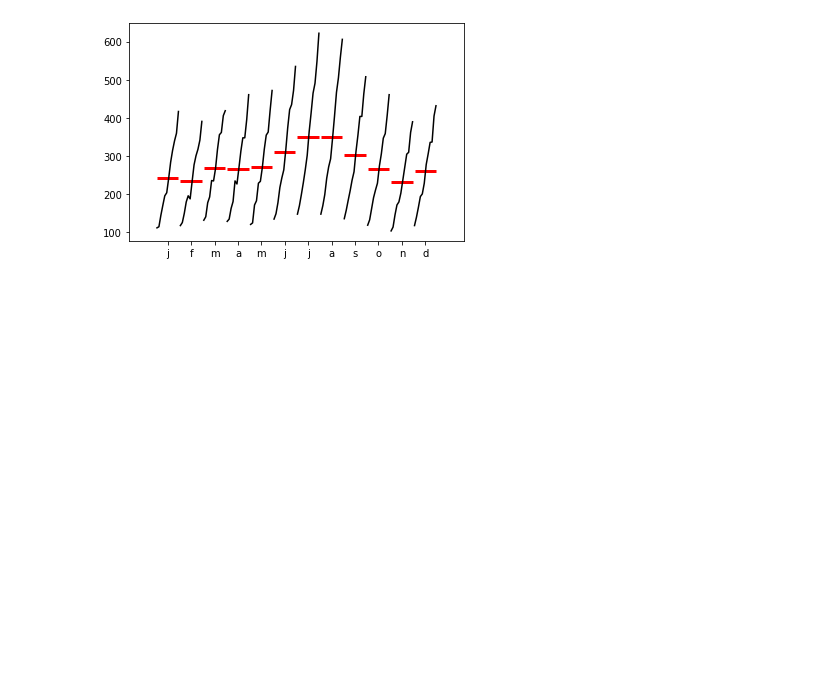
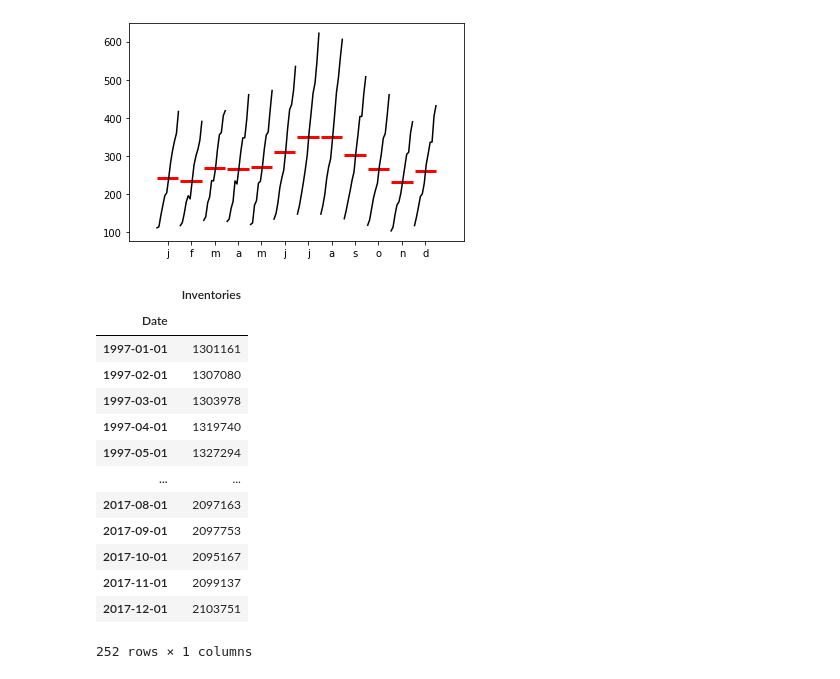
Before and after one commit to kozz84/Udemy, a Jupyter notebook: Time_Series.ipynb, the cells around one changed output. Drawn from its saved outputs; the diff is of its cells as text; code cells hidden in the pictures; blank space fills up the shorter version.

```diff
--- a/Time_Series.ipynb
+++ b/Time_Series.ipynb
@@ -968,0 +976,17 @@ data2_quarter = data2.resample(rule='Q').mean()
+# %%
+train
+# %% [output]
+|  | Inventories |
+| Date |  |
+| 1997-01-01 | 1301161 |
+| 1997-02-01 | 1307080 |
+| 1997-03-01 | 1303978 |
+| 1997-04-01 | 1319740 |
+| 1997-05-01 | 1327294 |
+| ... | ... |
+| 2017-08-01 | 2097163 |
+| 2017-09-01 | 2097753 |
+| 2017-10-01 | 2095167 |
+| 2017-11-01 | 2099137 |
+| 2017-12-01 | 2103751 |
+252 rows × 1 columns
```
Also changed, not shown: parts of 9 cells of this notebook.
